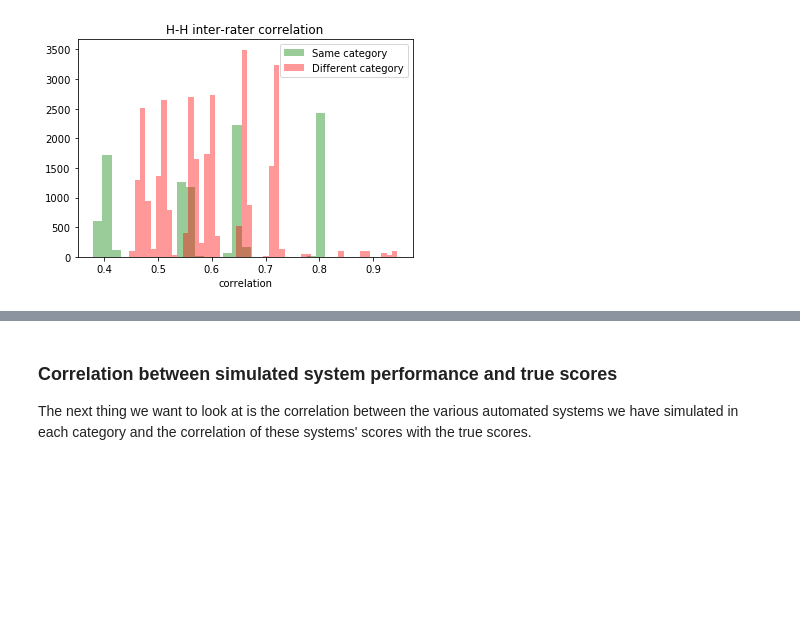
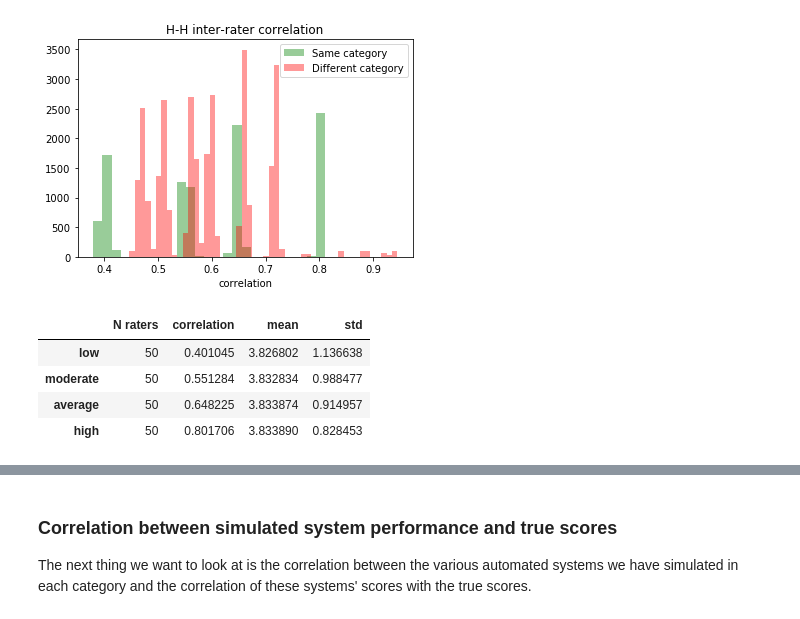
Before and after one commit to EducationalTestingService/prmse-simulations, a Jupyter notebook: notebooks/making_a_dataset.ipynb, the cells around one changed output, grey strips where cells are left out. Drawn from its saved outputs; the diff is of its cells as text; code cells hidden in the pictures; blank space fills up the shorter version.

```diff
--- a/notebooks/making_a_dataset.ipynb
+++ b/notebooks/making_a_dataset.ipynb
@@ -138,3 +138,22 @@ plt.legend()
 plt.show()
 # %% [output]
 [figure]
+# %%
+# Finally, let's create a table summarizing various information about rater categories.
+
+df_human_long = df_scores[rater_columns].melt(var_name='rater_id', value_name='score')
+df_human_with_metadata = pd.merge(df_human_long, df_rater_metadata)
+
+df_descriptives = df_human_with_metadata.groupby('rater_category')['score'].describe()[['mean', 'std']]
+df_descriptives_with_corr = pd.concat([df_descriptives, simulated_mean_correlations], axis=1)
+
+df_descriptives_with_corr['N raters'] = dataset.num_raters_per_category
+column_order = ['N raters', 'correlation', 'mean', 'std']
+human_rater_description = df_descriptives_with_corr.loc[dataset.rater_categories, column_order]
+human_rater_description
+# %% [output]
+|  | N raters | correlation | mean | std |
+| low | 50 | 0.401045 | 3.826802 | 1.136638 |
+| moderate | 50 | 0.551284 | 3.832834 | 0.988477 |
+| average | 50 | 0.648225 | 3.833874 | 0.914957 |
+| high | 50 | 0.801706 | 3.833890 | 0.828453 |
```
Also changed, not shown: parts of 8 cells of this notebook, 8 other files.
